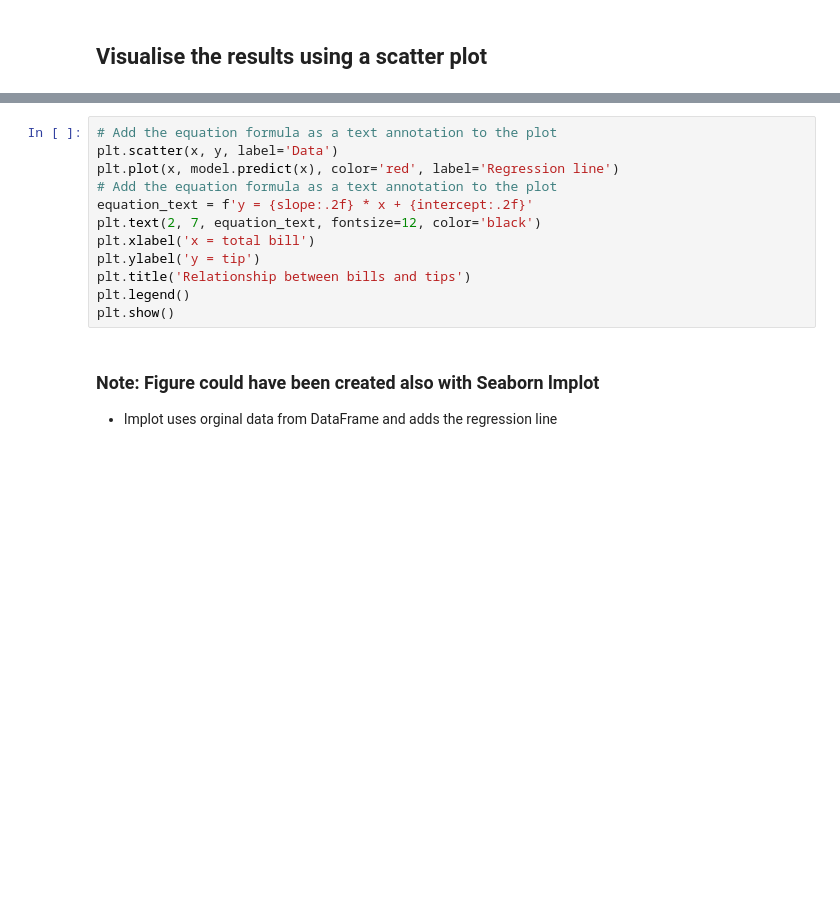
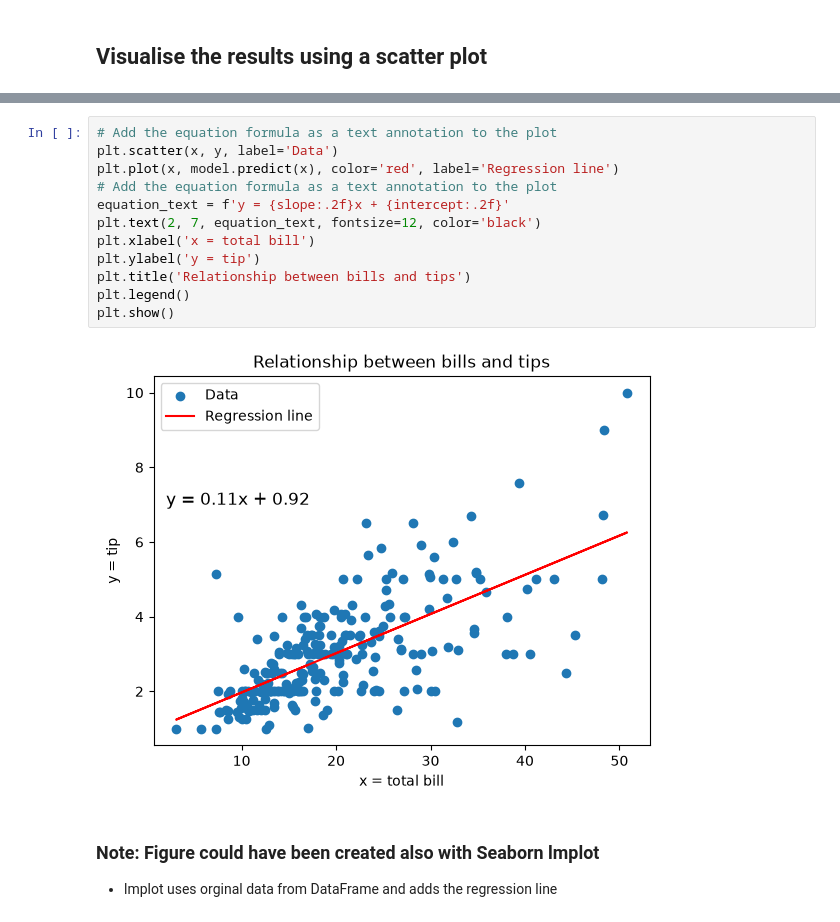
Before and after one commit to buicaothe/PYTHON, a Jupyter notebook: DATA MANAGEMENT/Labweek43/DataScaling_LinearRegression.ipynb, the cells around one changed output, grey strips where cells are left out. Cells and saved outputs as stored; diff of their text form; blank space fills up the shorter version.

```diff
--- a/DATA MANAGEMENT/Labweek43/DataScaling_LinearRegression.ipynb
+++ b/DATA MANAGEMENT/Labweek43/DataScaling_LinearRegression.ipynb
@@ -508,15 +671,17 @@ plt.show()
 # %%
 # Add the equation formula as a text annotation to the plot
 plt.scatter(x, y, label='Data')
 plt.plot(x, model.predict(x), color='red', label='Regression line')
 # Add the equation formula as a text annotation to the plot
-equation_text = f'y = {slope:.2f} * x + {intercept:.2f}'
+equation_text = f'y = {slope:.2f}x + {intercept:.2f}'
 plt.text(2, 7, equation_text, fontsize=12, color='black')
 plt.xlabel('x = total bill')
 plt.ylabel('y = tip')
 plt.title('Relationship between bills and tips')
 plt.legend()
 plt.show()
+# %% [output]
+[figure, added]
 # %% [markdown]
 ### Note: Figure could have been created also with Seaborn lmplot
 - lmplot uses orginal data from DataFrame and adds the regression line
```
Also changed, not shown: parts of 54 cells of this notebook, 1 other file.
